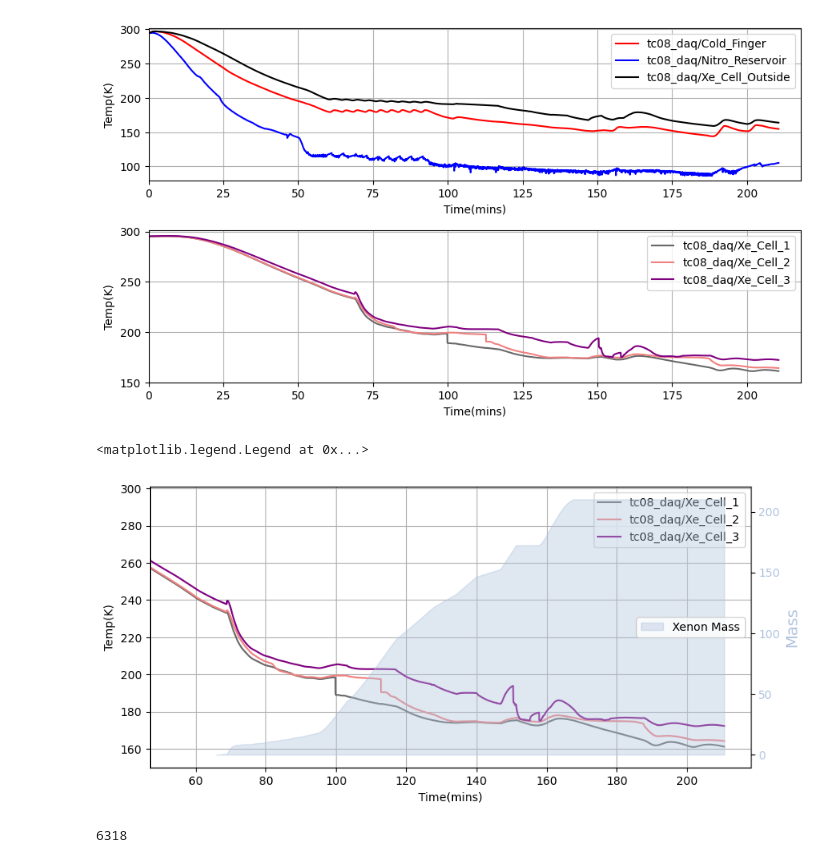
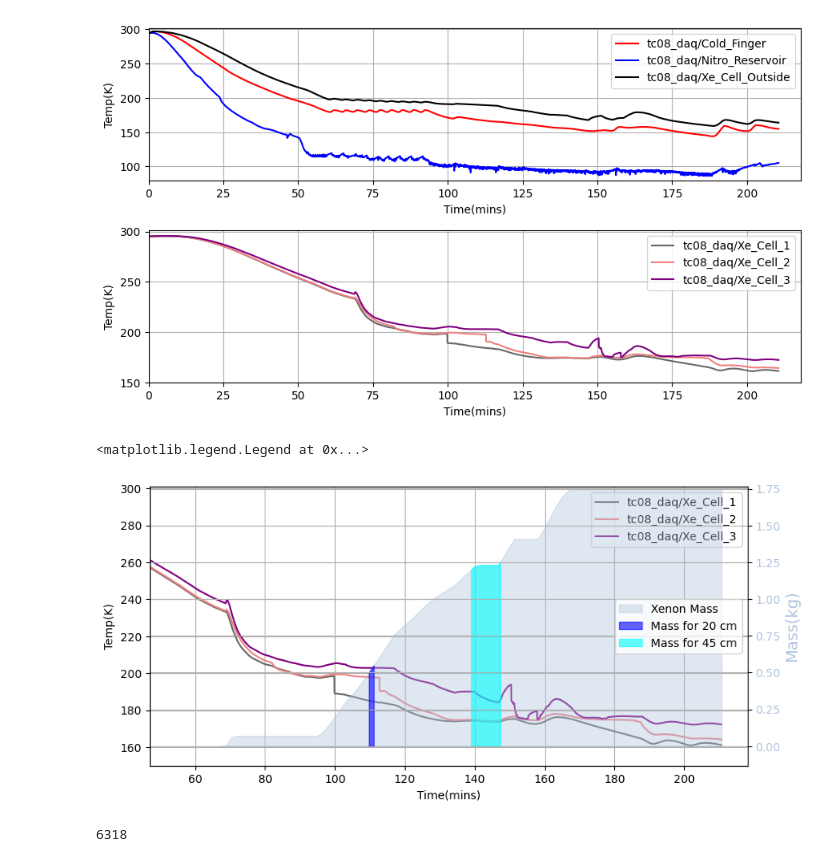
Before and after one commit to jbane11/nexo, a Jupyter notebook: Lab028/slowctr/slow_control_data_read_1.ipynb, the cells around one changed output. Saved outputs shown, nothing was run; the diff lists cells and outputs as text; code cells hidden in the pictures.

```diff
--- a/Lab028/slowctr/slow_control_data_read_1.ipynb
+++ b/Lab028/slowctr/slow_control_data_read_1.ipynb
@@ -79,7 +79,7 @@ array([0.0037961 , 0.003582  , 0.00402069, ..., 0.00399685, 0.00399876,
 # %%
 MassFlow_CF=1.32
 binsize=2/60
-XeDensity = 13.01 # kg/m^3
+XeDensity = 7 # kg/m^3 (290-295k AND 120-160 KpA)
 cumsum_list=[]
 cumsum=0
 for fr in np.array(df["omb_daq/Flow_Meter"][0]):
@@ -231,36 +231,44 @@ plt.errorbar(x, df[datasets[21]], label=datasets[21], fmt='-',c="purple")
 
 
 x_min, x_max = 47, 218
 y_min, y_max = 150,301
 plt.xlim(x_min, x_max)
 plt.ylim(y_min, y_max)
 
 plt.grid(1)
 
 plt.legend()
 plt.tight_layout()
 plt.xlabel("Time(mins)")
 plt.ylabel("Temp(K)")
 m = np.array(df[datasets[6]])
 b = np.array(df[datasets[1]])
 
 #y1=np.array(df[datasets[4]][0]*m[4][0]+ b[4][0])
 y1=np.array(df["XeMass"])
 
 c1="lightsteelblue"
 plots0_2= plots.twinx()
 #plots0_2.errorbar(x,df[datasets[0]],color="grey",fmt=".",ms="1",label="Flow Rate")
-plots0_2.set_ylabel("Mass", color=c1, fontsize=14)
+plots0_2.set_ylabel("Mass(kg)", color=c1, fontsize=14)
 plots0_2.tick_params(axis="y", labelcolor=c1)
+plots0_2.grid()
+plots0_2.set_ylim(-0.133,1.765)
 
 
 
-plots0_2.fill_between(x,y1,where= (y1>0),
+
+plots0_2.fill_between(x,y1/1000,where= (y1>0),
                   color=c1,alpha=0.4 ,label="Xenon Mass")
+
+plots0_2.fill_between(x,y1/1000,where= (y1/1000>0.5) & (y1/1000 <0.55), color="blue",alpha=0.6, label="Mass for 20 cm")
+plots0_2.fill_between(x,y1/1000,where= (y1/1000>1.2) & (y1/1000 <1.25), color="cyan",alpha=0.6, label="Mass for 45 cm")
+
+
 plots0_2.legend(loc="right")
 # %% [output]
 <matplotlib.legend.Legend at 0x...>
-[figure, old version]
+[figure, new version]
 # %%
 y=np.array(df[datasets[0]][0])
 y.size
```
Also changed, not shown: parts of 2 cells of this notebook, 1 other file.
